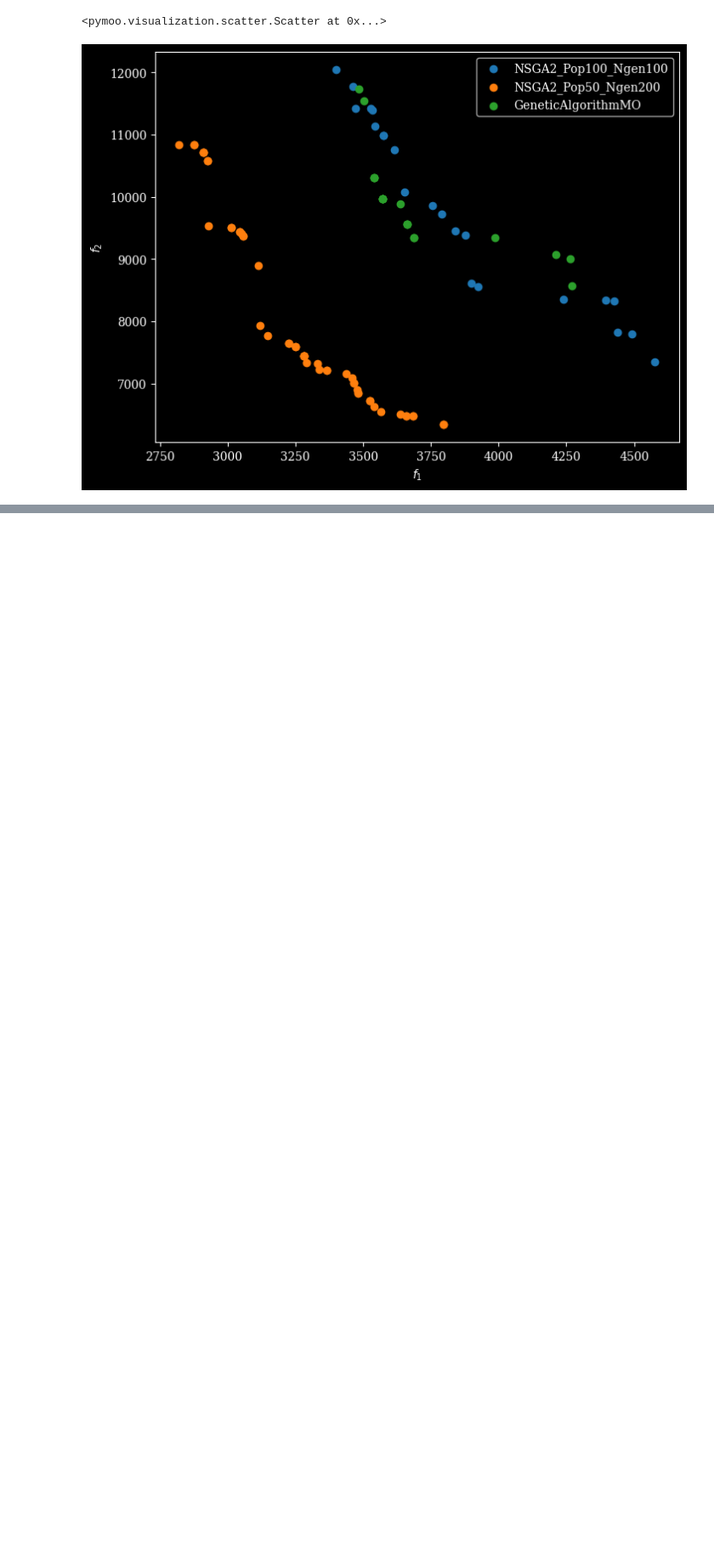
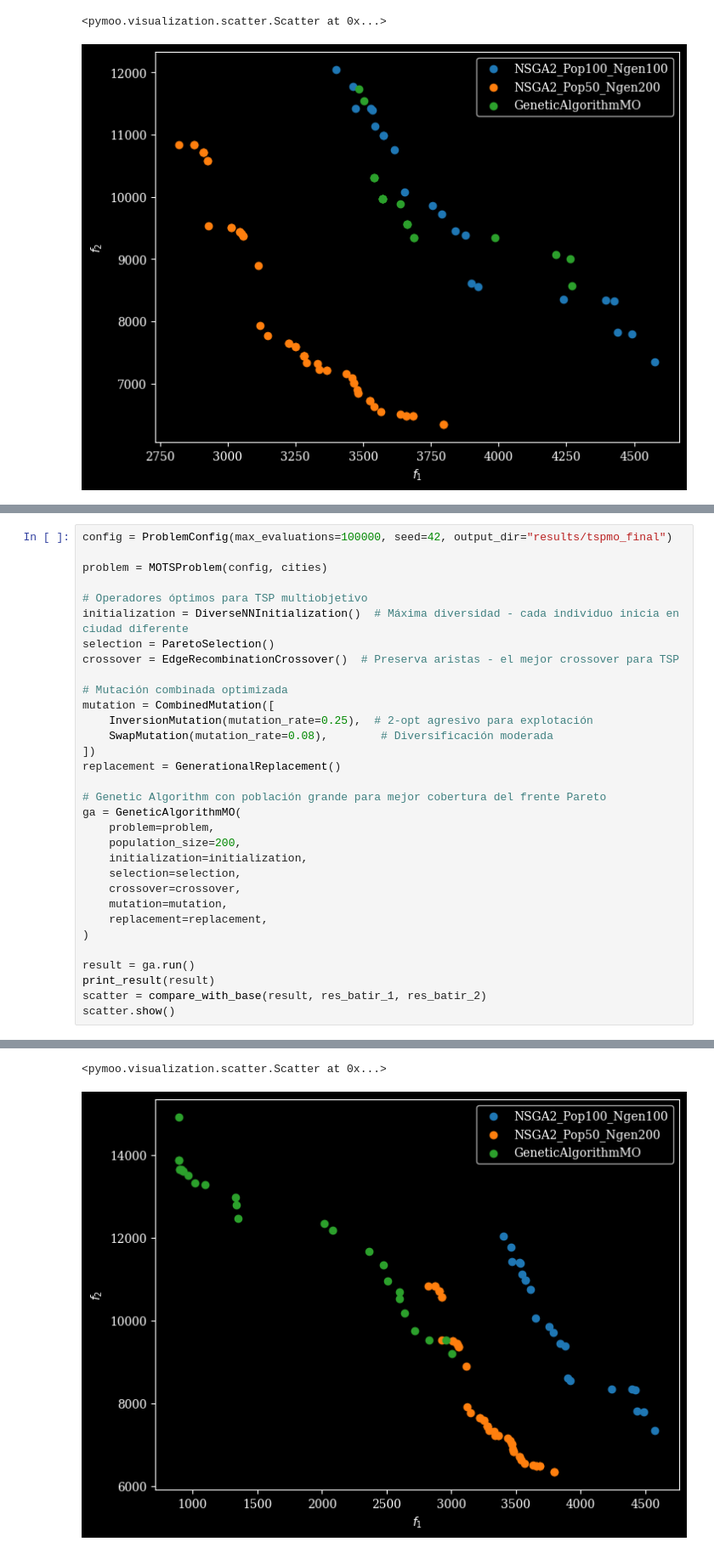
Before and after one commit to yabol02/practica_biocomp, a Jupyter notebook: notebooks/mo_tsp.ipynb, the cells around one changed output, grey strips where cells are left out. Shown at 85% size. Drawn from its saved outputs; the diff is of its cells as text; blank space fills up the shorter version.

```diff
--- a/notebooks/mo_tsp.ipynb
+++ b/notebooks/mo_tsp.ipynb
@@ -481,0 +601,33 @@ returning result
+# %%
+config = ProblemConfig(max_evaluations=100000, seed=42, output_dir="results/tspmo_final")
+
+problem = MOTSProblem(config, cities)
+
+# Operadores óptimos para TSP multiobjetivo
+initialization = DiverseNNInitialization()  # Máxima diversidad - cada individuo inicia en ciudad diferente
+selection = ParetoSelection()
+crossover = EdgeRecombinationCrossover()  # Preserva aristas - el mejor crossover para TSP
+
+# Mutación combinada optimizada
+mutation = CombinedMutation([
+    InversionMutation(mutation_rate=0.25),  # 2-opt agresivo para explotación
+    SwapMutation(mutation_rate=0.08),        # Diversificación moderada
+])
+replacement = GenerationalReplacement()
+
+# Genetic Algorithm con población grande para mejor cobertura del frente Pareto
+ga = GeneticAlgorithmMO(
+    problem=problem,
+    population_size=200,
+    initialization=initialization,
+    selection=selection,
+    crossover=crossover,
+    mutation=mutation,
+    replacement=replacement,
+)
+
+result = ga.run()
+print_result(result)
+scatter = compare_with_base(result, res_batir_1, res_batir_2)
+scatter.show()
+# %% [output]
@@ -481,0 +651,2 @@ returning result
+<pymoo.visualization.scatter.Scatter at 0x...>
+[figure, added]
```
Also changed, not shown: parts of 7 cells of this notebook, 2 other files.
